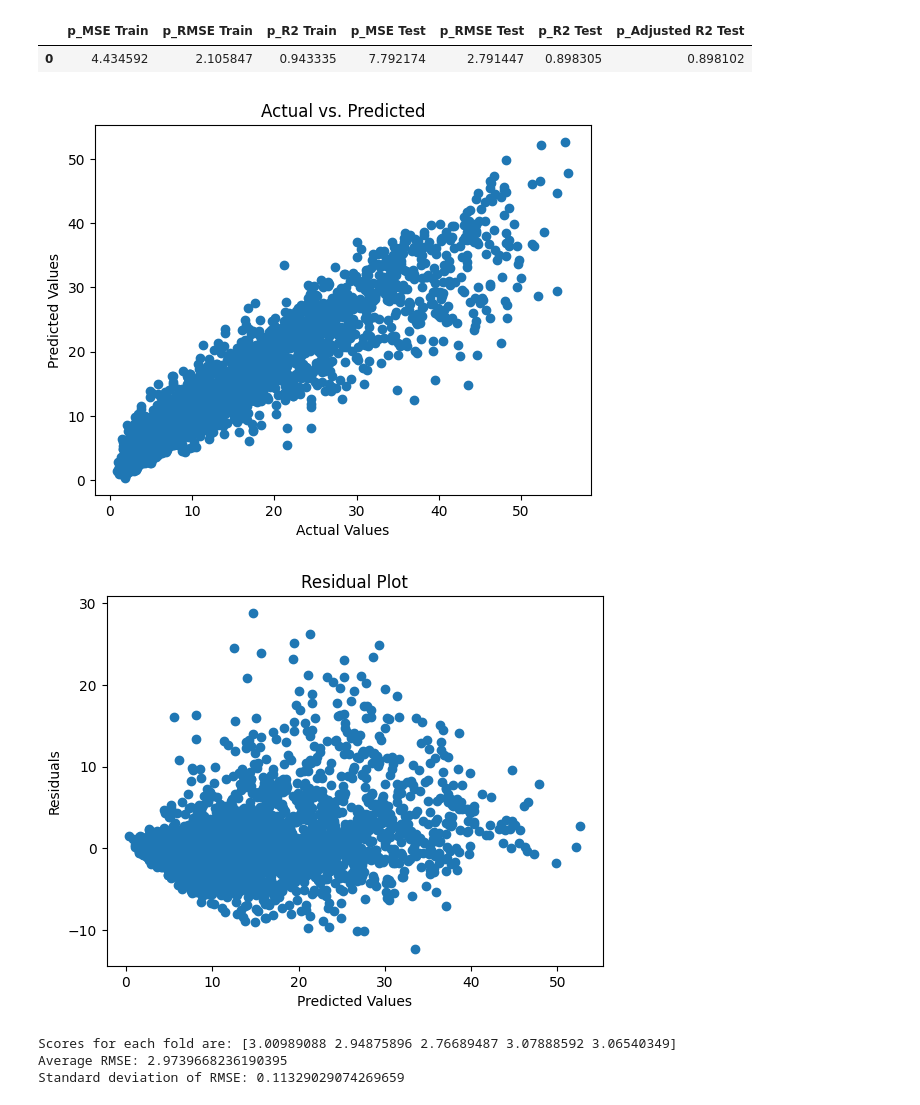
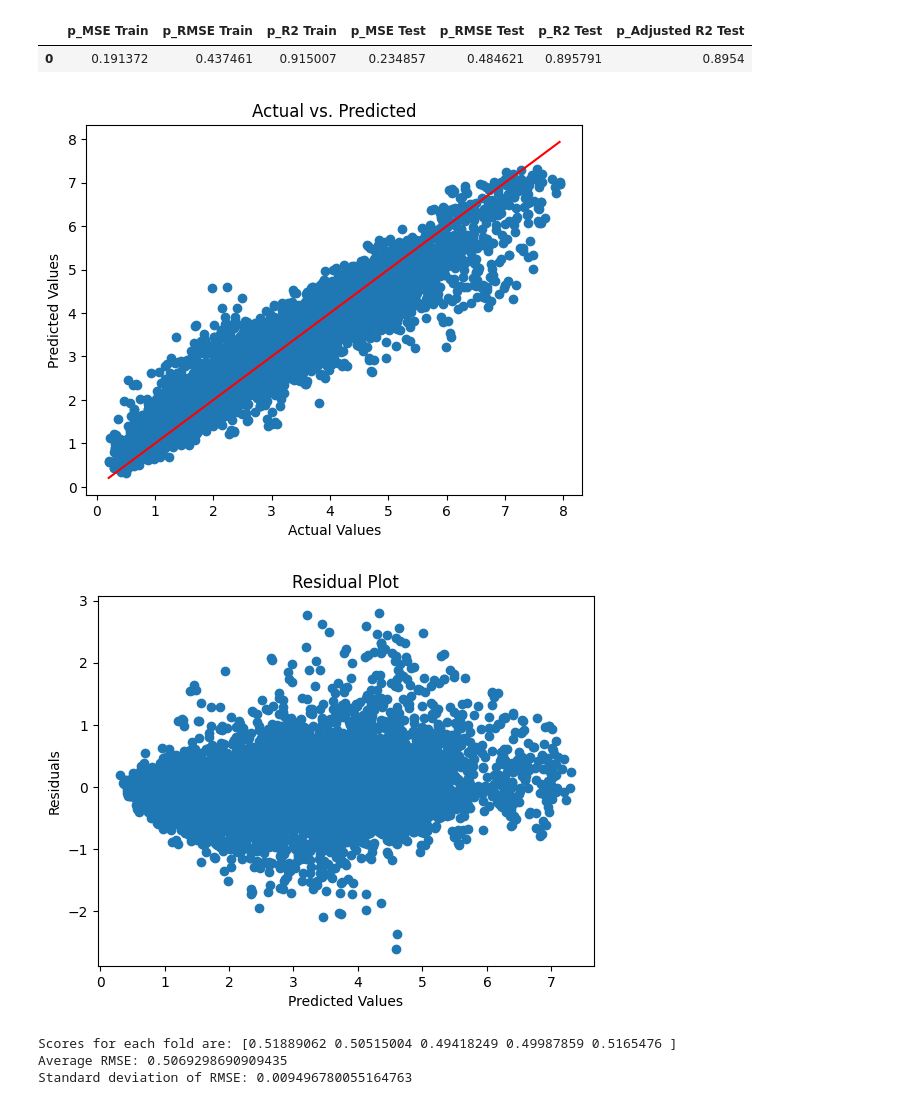
Before and after one commit to saust1/Project-OptiC4, a Jupyter notebook: III Models/3 Model C10/4 Model Selection/1.0.0 XGB - Benchmarking.ipynb, the cells around one changed output. Saved outputs shown, nothing was run; the diff lists cells and outputs as text; code cells hidden in the pictures.

Commit message:
Ran up to C10 drop 1 - Showed wfwcr of red line visual on predicited vs actual

```diff
--- a/III Models/3 Model C10/4 Model Selection/1.0.0 XGB - Benchmarking.ipynb
+++ b/III Models/3 Model C10/4 Model Selection/1.0.0 XGB - Benchmarking.ipynb
@@ -123,26 +123,22 @@ max      101.330587    258.600375    229.082625
 # %%
 # Assuming your data is in filtered_df and you want to predict 'target_column_name'
-X = df_All.drop(['Butanol', 'Date',
-                 #Dropping due to Improved Model Perfomance when removed
+X = df_All.drop(['Decanol', 'Date',
+                'TI40050',
                 'TC55555',
-                'PI55020',
-                'TC55553',
-                'TI55021',
+                'LC55568',
+                'LC55557',
+                'Al2O3',
                 'LC55553',
-                'LC55568',
-                'TI40050',
-                'TI55023',
-                'PI55004',
                 'M_Value',
                 'FFC55553',
                 'DI55580',
                 'Al2O3',
                 'C4_pct_Hex',
-                'LC52572'
+                'LC52572',
 
 
                  ], axis=1)  # Replace 'target_column_name' with your target column's name
-y = df_All['Butanol']
+y = df_All['Decanol']
 
 # Split the data into training and testing sets
 X_train, X_test, y_train, y_test = train_test_split(X, y, test_size=0.2, random_state=42)
@@ -250,15 +237,23 @@ performance_df = pd.DataFrame([performance_metrics])
 performance_df
 # %% [output]
 |  | p_MSE Train | p_RMSE Train | p_R2 Train | p_MSE Test | p_RMSE Test | p_R2 Test | p_Adjusted R2 Test |
-| 0 | 4.434592 | 2.105847 | 0.943335 | 7.792174 | 2.791447 | 0.898305 | 0.898102 |
+| 0 | 0.191372 | 0.437461 | 0.915007 | 0.234857 | 0.484621 | 0.895791 | 0.8954 |
 # %%
 plt.scatter(y_test, y_pred)
 plt.xlabel('Actual Values')
 plt.ylabel('Predicted Values')
 plt.title('Actual vs. Predicted')
+
+# Calculate the min and max values across both y_test and y_pred
+min_val = min(min(y_test), min(y_pred))
+max_val = max(max(y_test), max(y_pred))
+
+# Plot the red 1:1 line
+plt.plot([min_val, max_val], [min_val, max_val], color='red')  # 1:1 line
+
 plt.show()
 # %% [output]
-[figure, old version]
+[figure, new version]
 # %%
 residuals = y_test - y_pred
 plt.scatter(y_pred, residuals)
@@ -267,7 +262,7 @@ plt.ylabel('Residuals')
 plt.title('Residual Plot')
 plt.show()
 # %% [output]
-[figure, old version]
+[figure, new version]
 # %%
 num_rows = df_All.shape[0]
 
@@ -290,9 +285,9 @@ print(f'Scores for each fold are: {rmse_scores}')
 print(f'Average RMSE: {np.mean(rmse_scores)}')
 print(f'Standard deviation of RMSE: {np.std(rmse_scores)}')
 # %% [output]
-Scores for each fold are: [3.00989088 2.94875896 2.76689487 3.07888592 3.06540349]
-Average RMSE: 2.9739668236190395
-Standard deviation of RMSE: 0.11329029074269659
+Scores for each fold are: [0.51889062 0.50515004 0.49418249 0.49987859 0.5165476 ]
+Average RMSE: 0.5069298690909435
+Standard deviation of RMSE: 0.009496780055164763
 # %%
 df_All.columns
 # %% [output]
```
Also changed, not shown: parts of 6 cells of this notebook, 2 other files.
